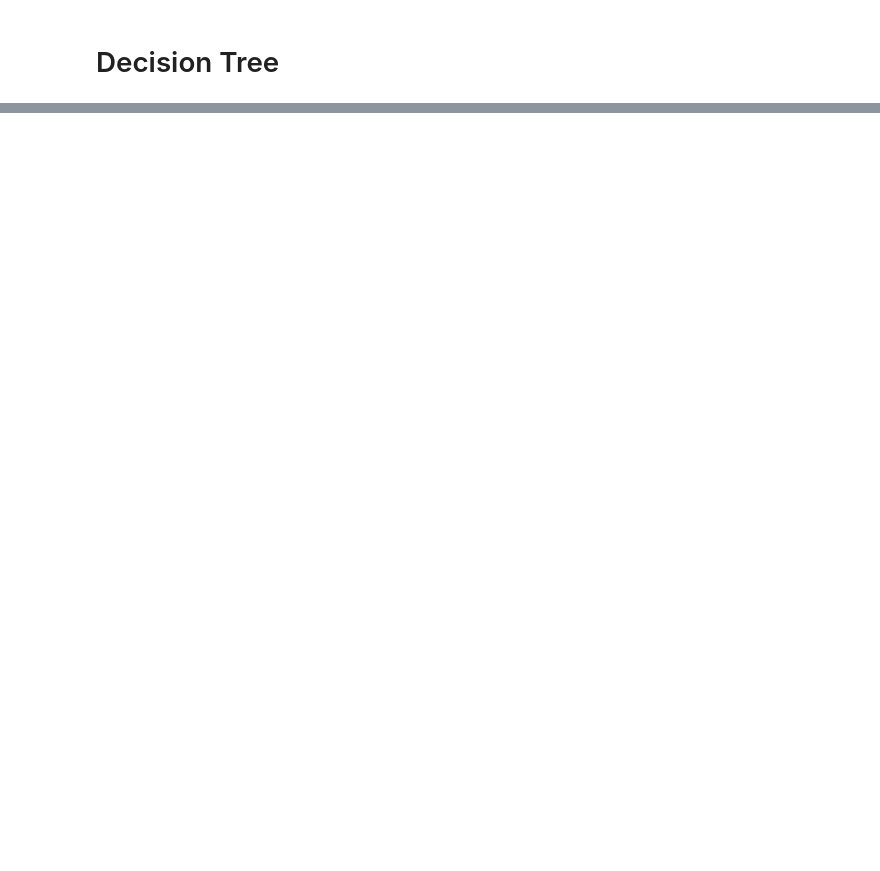
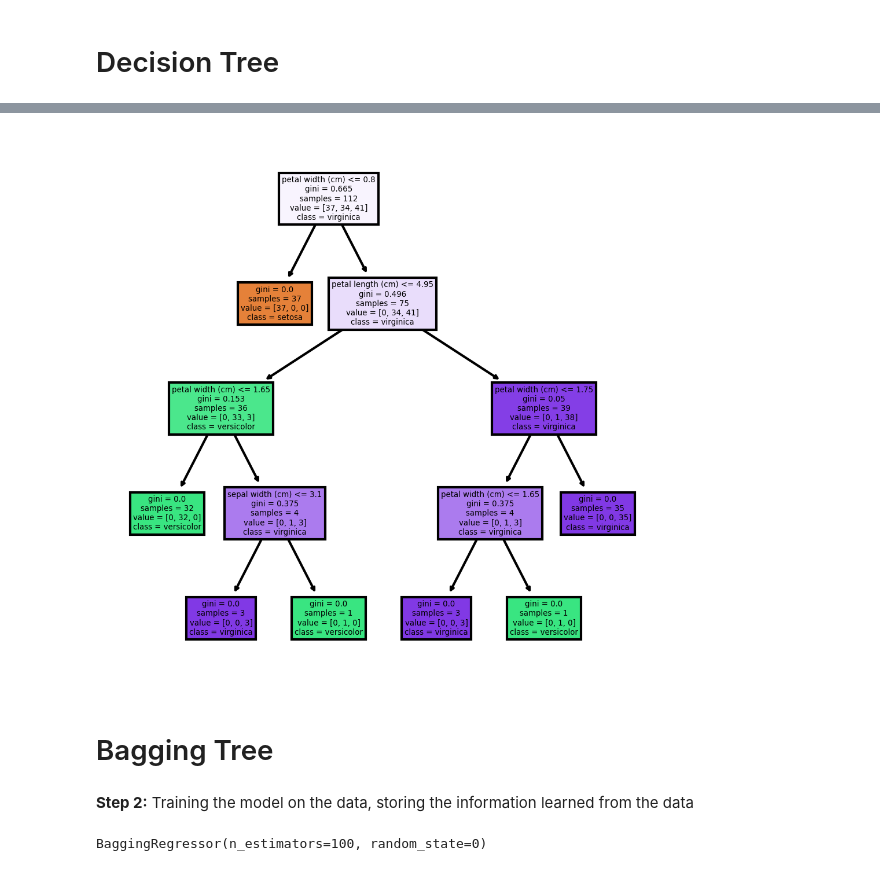
Before and after one commit to abphilip-resources/PY-Lib-2, a Jupyter notebook: Scikit/3.ipynb, the cells around one changed output, grey strips where cells are left out. Saved outputs shown, nothing was run; the diff lists cells and outputs as text; code cells hidden in the pictures; blank space fills up the shorter version.

```diff
--- a/Scikit/3.ipynb
+++ b/Scikit/3.ipynb
@@ -340,0 +71,11 @@ A tuning parameter for bagged trees is **n_estimators**, which represents the nu
+# %%
+fn = ['sepal length (cm)', 'sepal width (cm)', 'petal length (cm)', 'petal width (cm)']
+cn = ['setosa', 'versicolor', 'virginica']
+fig, axes = plt.subplots(nrows = 1, ncols = 1, figsize = (4,4), dpi = 300)
+
+tree.plot_tree(reg, feature_names=fn, class_names=cn, filled=True);
+fig.savefig('images/3A.png')
+# %% [output]
+[figure, added]
+# %% [markdown]
+# Bagging Tree
@@ -340,0 +90,6 @@ A tuning parameter for bagged trees is **n_estimators**, which represents the nu
+# %% [markdown]
+<b>Step 2:</b> Training the model on the data, storing the information learned from the data
+# %%
+reg.fit(x_train, y_train)
+# %% [output]
+BaggingRegressor(n_estimators=100, random_state=0)
```
Also changed, not shown: parts of 93 cells of this notebook, 9 other files.
